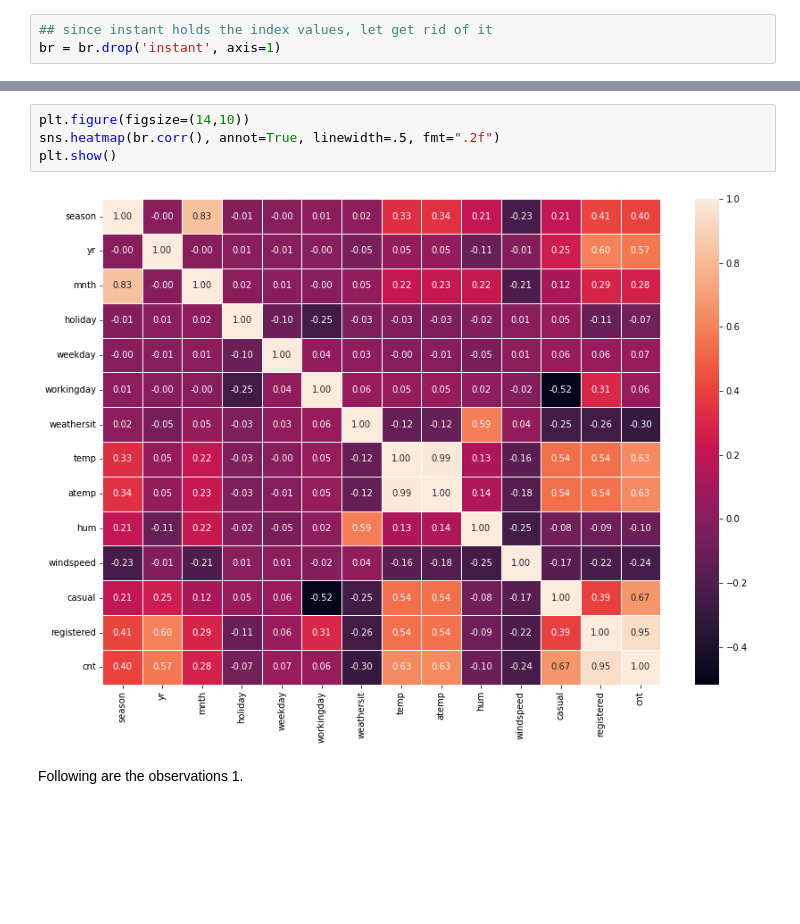
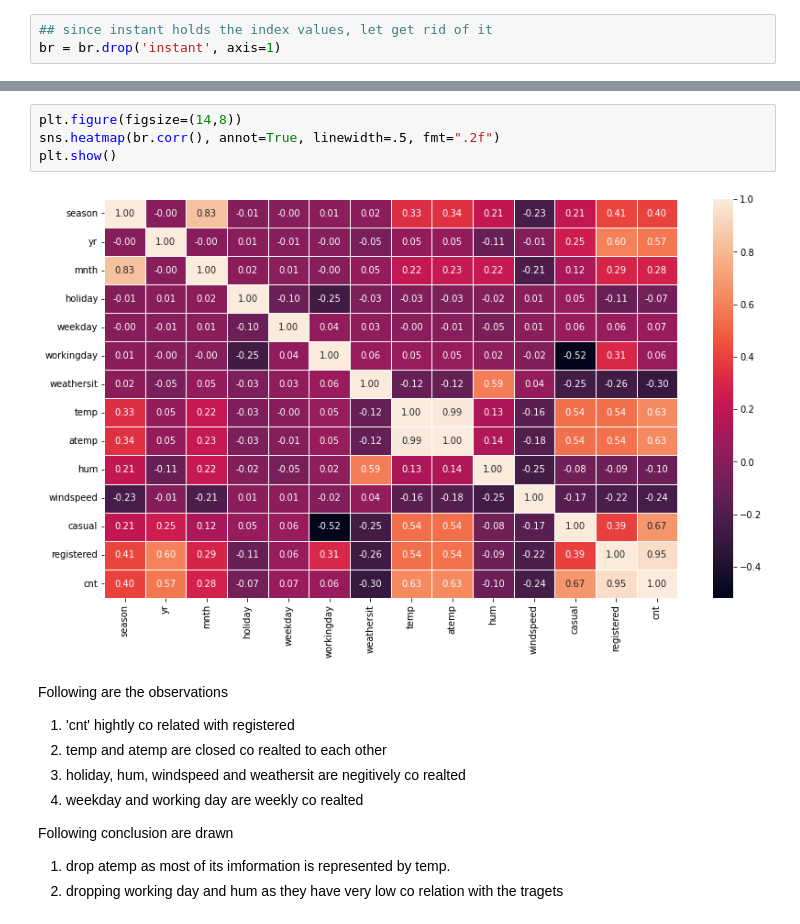
Before and after one commit to hargurjeet/Bike_Sharing_Case_Study, a Jupyter notebook: Bike_Sharing_Case_Study.ipynb, the cells around one changed output, grey strips where cells are left out. Saved outputs shown, nothing was run; the diff lists cells and outputs as text; blank space fills up the shorter version.

```diff
--- a/Bike_Sharing_Case_Study.ipynb
+++ b/Bike_Sharing_Case_Study.ipynb
@@ -74,9 +78,16 @@ plt.show()
 # %%
-plt.figure(figsize=(14,10))
+plt.figure(figsize=(14,8))
 sns.heatmap(br.corr(), annot=True, linewidth=.5, fmt=".2f")
 plt.show()
 # %% [output]
-[figure, old version]
+[figure, new version]
-# %% [markdown]
-Following are the observations
-1.
+# %% [markdown]
+Following are the observations
+1. 'cnt' hightly co related with registered
+2. temp and atemp are closed co realted to each other
+3. holiday, hum, windspeed and weathersit are negitively co realted
+4. weekday and working day are weekly co realted
+
+Following conclusion are drawn
+1. drop atemp as most of its imformation is represented by temp.
+2. dropping working day and hum as they have very low co relation with the tragets
```
Also changed, not shown: parts of 19 cells of this notebook.
